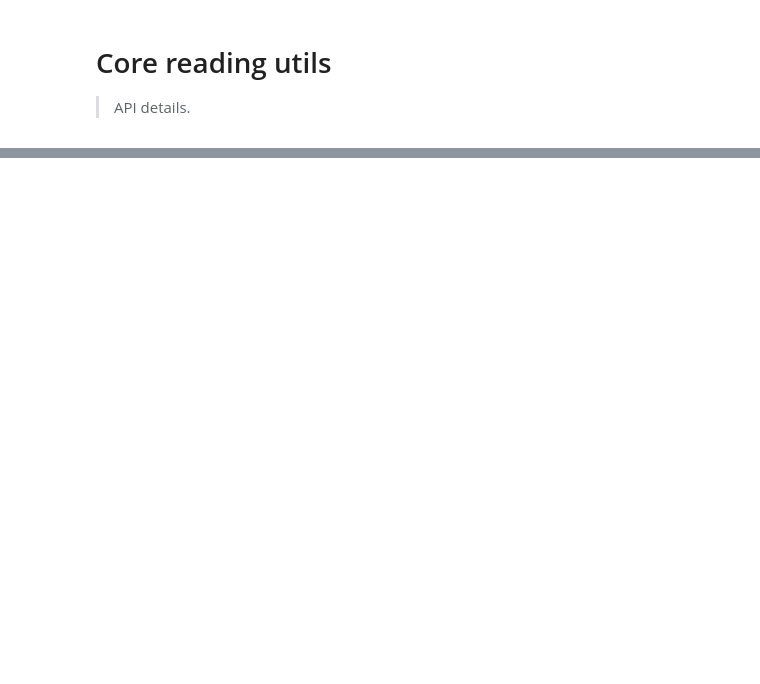
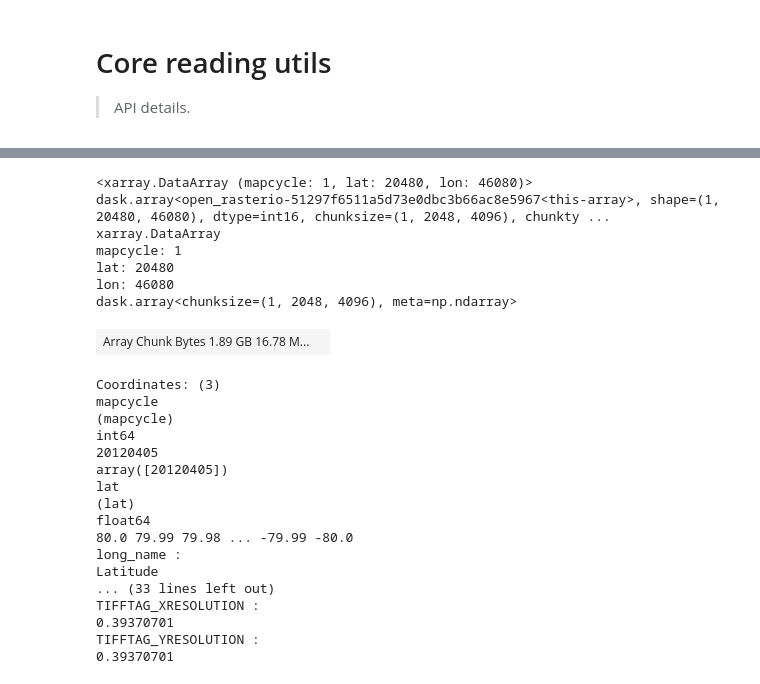
Before and after one commit to michaelaye/divinepy, a Jupyter notebook: 00_core.ipynb, the cells around one changed output, grey strips where cells are left out. Cells and saved outputs as stored; diff of their text form; code cells hidden in the pictures; blank space fills up the shorter version.

```diff
--- a/00_core.ipynb
+++ b/00_core.ipynb
@@ -48,4 +125,9 @@ def mapcycle_to_xarray(fpath, chunk_scale=2):
     da = raster_to_xarray(fpath)
     cycle = int(fpath.name.split("_")[4][:-1])
     da = da.assign_coords(band=[cycle])
-    return da.rename({"band": "time"})
+    da = da.rename({"band": "mapcycle", "y": "lat", "x": "lon"})
+    da.lat.attrs["long_name"] = "Latitude"
+    da.lon.attrs["long_name"] = "Longitude"
+    for coord in ["lat", "lon"]:
+        da[coord].attrs["units"] = "deg"
+    return da
@@ -83,0 +134,27 @@ Converted index.ipynb.
+# %%
+mapcycle_to_xarray(fpaths[0])
+# %% [output]
+<xarray.DataArray (mapcycle: 1, lat: 20480, lon: 46080)> dask.array<open_rasterio-51297f6511a5d73e0dbc3b66ac8e5967<this-array>, shape=(1, 20480, 46080), dtype=int16, chunksize=(1, 2048, 4096), chunkty ...
+xarray.DataArray
+mapcycle: 1
+lat: 20480
+lon: 46080
+dask.array<chunksize=(1, 2048, 4096), meta=np.ndarray>
+| Array Chunk Bytes 1.89 GB 16.78 M... |  |
+Coordinates: (3)
+mapcycle
+(mapcycle)
+int64
+20120405
+array([20120405])
+lat
+(lat)
+float64
+80.0 79.99 79.98 ... -79.99 -80.0
+long_name :
+Latitude
+... (33 lines left out)
+TIFFTAG_XRESOLUTION :
+0.39370701
+TIFFTAG_YRESOLUTION :
+0.39370701
```
Also changed, not shown: parts of 11 cells of this notebook, 21 other files.
